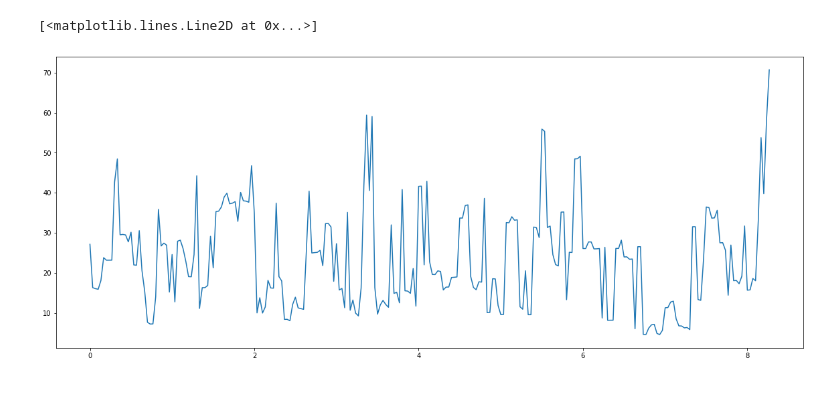
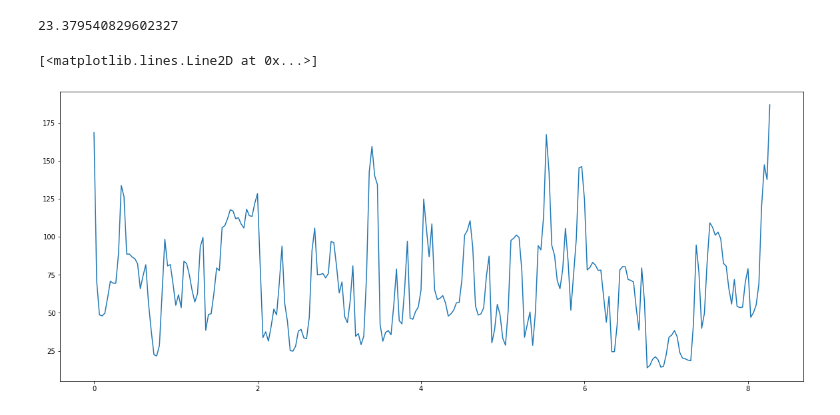
Before and after one commit to xkeeja/insync-backend, a Jupyter notebook: notebooks/trial_vincent.ipynb, the cells around one changed output. Drawn from its saved outputs; the diff is of its cells as text; code cells hidden in the pictures.

```diff
--- a/notebooks/trial_vincent.ipynb
+++ b/notebooks/trial_vincent.ipynb
@@ -3,11 +3,13 @@ score = [27.116291938725407, 16.307899318751282, 16.04193087900505, 15.892009055
 # %%
 import matplotlib.pyplot as plt
 import numpy as np
 
-
-y=np.arange(frame_count )/fps
+print(np.mean(score))
+score2 = [np.mean(score[i-1] + score[i] + score[i-1])for i in range(249)]
+y=np.arange(249 )/30
 plt.figure(figsize=(20,8))
-plt.plot(y, score)
+plt.plot(y, score2)
 # %% [output]
-[<matplotlib.lines.Line2D at 0x...>]
+23.379540829602327
+[<matplotlib.lines.Line2D at 0x...>]
-[figure, old version]
+[figure, new version]
```
Also changed, not shown: parts of 3 cells of this notebook, 2 other files.
